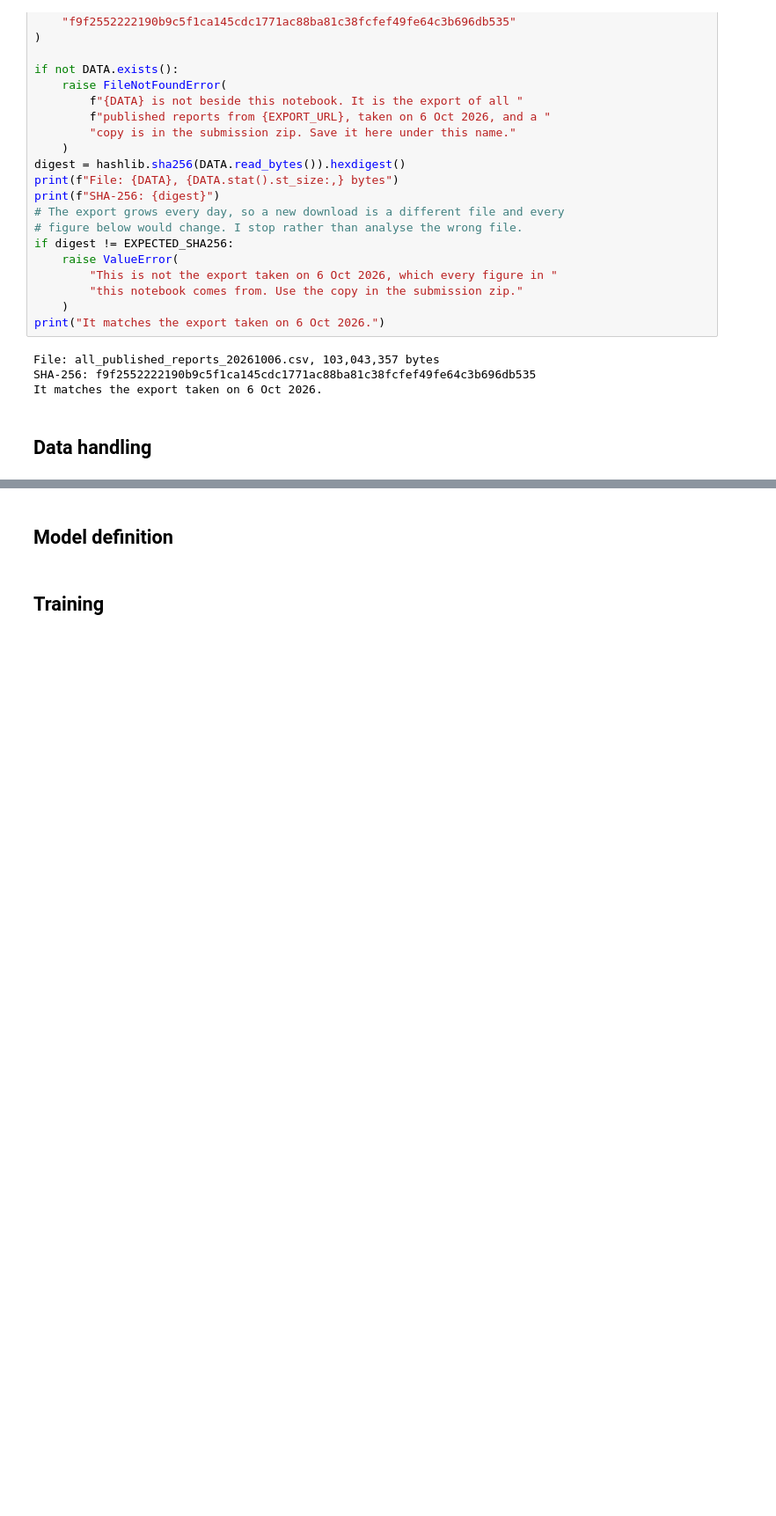
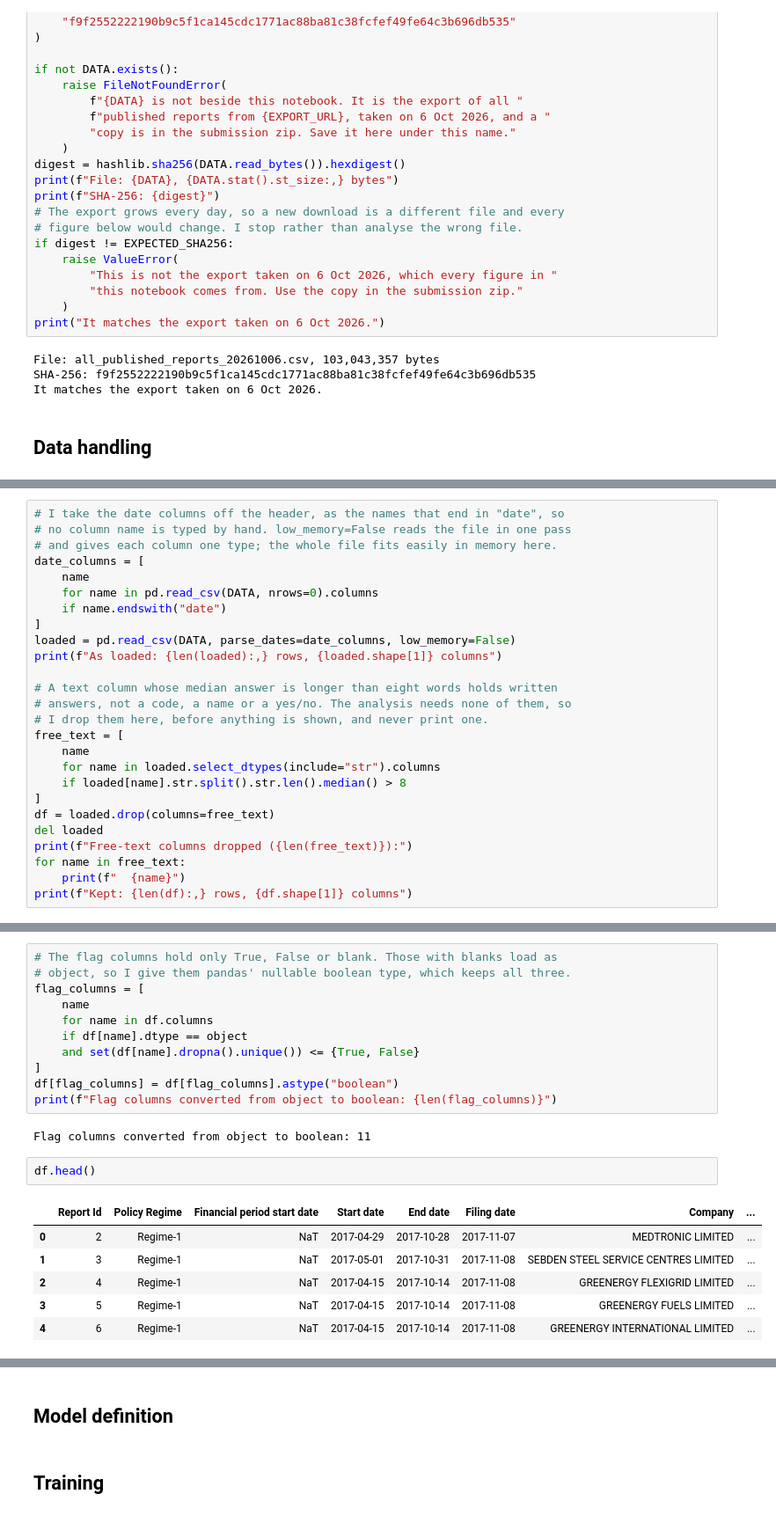
Before and after one commit to PaddyGilliland1/statistical-analysis-project, a Jupyter notebook: analysis.ipynb, the cells around one changed output, grey strips where cells are left out. Shown at 88% size. Drawn from its saved outputs; the diff is of its cells as text; blank space fills up the shorter version.

Commit message:
Load the dataset and inspect it

```diff
--- a/analysis.ipynb
+++ b/analysis.ipynb
@@ -55,0 +58,26 @@ It matches the export taken on 6 Oct 2026.
+# %%
+# I take the date columns off the header, as the names that end in "date", so
+# no column name is typed by hand. low_memory=False reads the file in one pass
+# and gives each column one type; the whole file fits easily in memory here.
+date_columns = [
+    name
+    for name in pd.read_csv(DATA, nrows=0).columns
+    if name.endswith("date")
+]
+loaded = pd.read_csv(DATA, parse_dates=date_columns, low_memory=False)
+print(f"As loaded: {len(loaded):,} rows, {loaded.shape[1]} columns")
+
+# A text column whose median answer is longer than eight words holds written
+# answers, not a code, a name or a yes/no. The analysis needs none of them, so
+# I drop them here, before anything is shown, and never print one.
+free_text = [
+    name
+    for name in loaded.select_dtypes(include="str").columns
+    if loaded[name].str.split().str.len().median() > 8
+]
+df = loaded.drop(columns=free_text)
+del loaded
+print(f"Free-text columns dropped ({len(free_text)}):")
+for name in free_text:
+    print(f"  {name}")
+print(f"Kept: {len(df):,} rows, {df.shape[1]} columns")
@@ -55,0 +98,22 @@ It matches the export taken on 6 Oct 2026.
+# %%
+# The flag columns hold only True, False or blank. Those with blanks load as
+# object, so I give them pandas' nullable boolean type, which keeps all three.
+flag_columns = [
+    name
+    for name in df.columns
+    if df[name].dtype == object
+    and set(df[name].dropna().unique()) <= {True, False}
+]
+df[flag_columns] = df[flag_columns].astype("boolean")
+print(f"Flag columns converted from object to boolean: {len(flag_columns)}")
+# %% [output]
+Flag columns converted from object to boolean: 11
+# %%
+df.head()
+# %% [output]
+|  | Report Id | Policy Regime | Financial period start date | Start date | End date | Filing date | Company | ... |
+| 0 | 2 | Regime-1 | NaT | 2017-04-29 | 2017-10-28 | 2017-11-07 | MEDTRONIC LIMITED | ... |
+| 1 | 3 | Regime-1 | NaT | 2017-05-01 | 2017-10-31 | 2017-11-08 | SEBDEN STEEL SERVICE CENTRES LIMITED | ... |
+| 2 | 4 | Regime-1 | NaT | 2017-04-15 | 2017-10-14 | 2017-11-08 | GREENERGY FLEXIGRID LIMITED | ... |
+| 3 | 5 | Regime-1 | NaT | 2017-04-15 | 2017-10-14 | 2017-11-08 | GREENERGY FUELS LIMITED | ... |
+| 4 | 6 | Regime-1 | NaT | 2017-04-15 | 2017-10-14 | 2017-11-08 | GREENERGY INTERNATIONAL LIMITED | ... |
```
Also changed, not shown: parts of 5 cells of this notebook.
